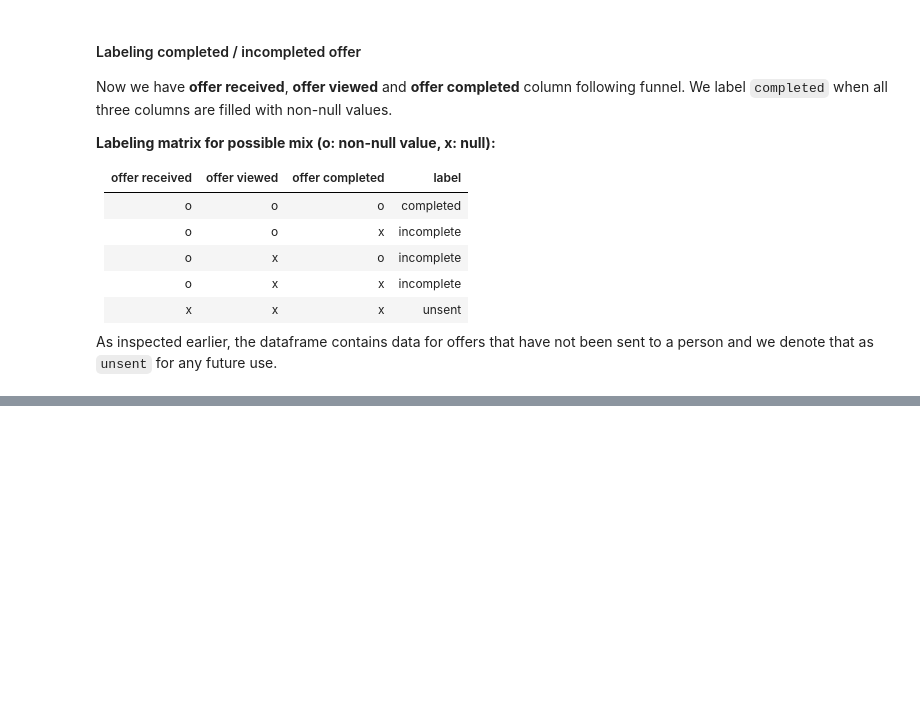
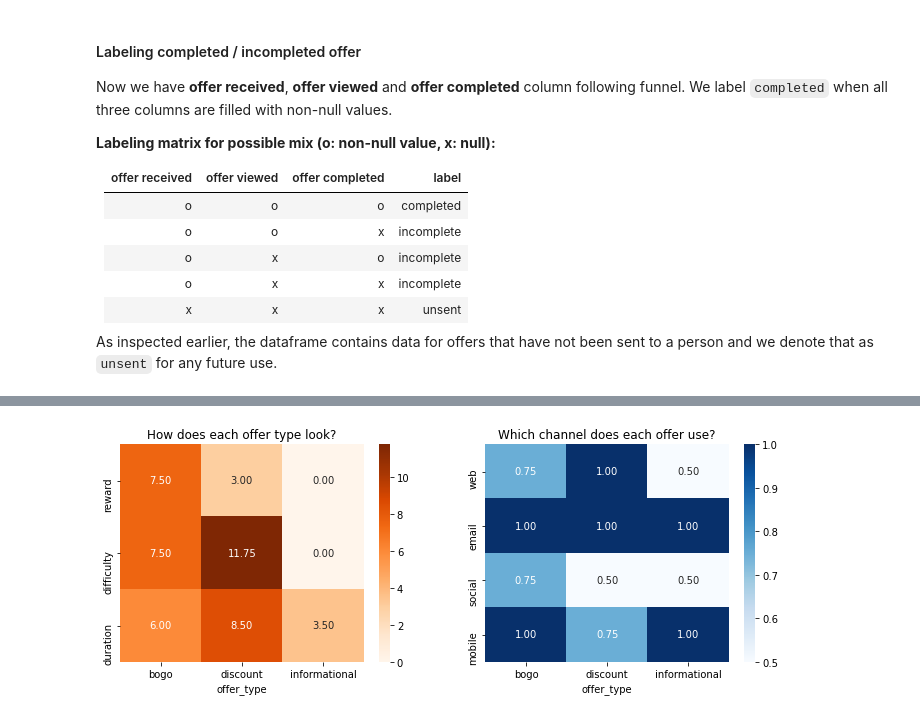
Before and after one commit to jasonsuk/ds-starbucks, a Jupyter notebook: Starbucks_Capstone_notebook.ipynb, the cells around one changed output, grey strips where cells are left out. Cells and saved outputs as stored; diff of their text form; code cells hidden in the pictures; blank space fills up the shorter version.

Commit message:
Exploratory analysis on offer types and demographics

```diff
--- a/Starbucks_Capstone_notebook.ipynb
+++ b/Starbucks_Capstone_notebook.ipynb
@@ -636,0 +641,6 @@ offer_by_customer_labeled.to_csv('data/offer_by_customer_labeled.csv', index=Tru
+# %%
+# Load the clean dataset
+portfolio_v1 = pd.read_csv('data/portfolio_v1.csv')
+profile_v1 = pd.read_csv('data/profile_v1.csv', parse_dates=True)
+transcript_v1 = pd.read_csv('data/transcript_v1.csv')
+offer_by_customer = pd.read_csv('data/offer_by_customer_labeled.csv')
@@ -636,0 +671,12 @@ offer_by_customer_labeled.to_csv('data/offer_by_customer_labeled.csv', index=Tru
+# %%
+fig, (ax1, ax2) = plt.subplots(1,2, figsize=(12,4))
+
+sns.heatmap(portfolio_v1.iloc[:, :5].groupby('offer_type').mean().T,
+            annot=True, fmt='.2f', cmap='Oranges', ax=ax1);
+sns.heatmap(portfolio_v1.iloc[:, 3:].groupby('offer_type').mean().T,
+            annot=True, fmt='.2f', cmap='Blues', ax=ax2);
+
+ax1.set(title ='How does each offer type look?');
+ax2.set(title ='Which channel does each offer use?');
+# %% [output]
+[figure, added]
```
Also changed, not shown: parts of 14 cells of this notebook.
